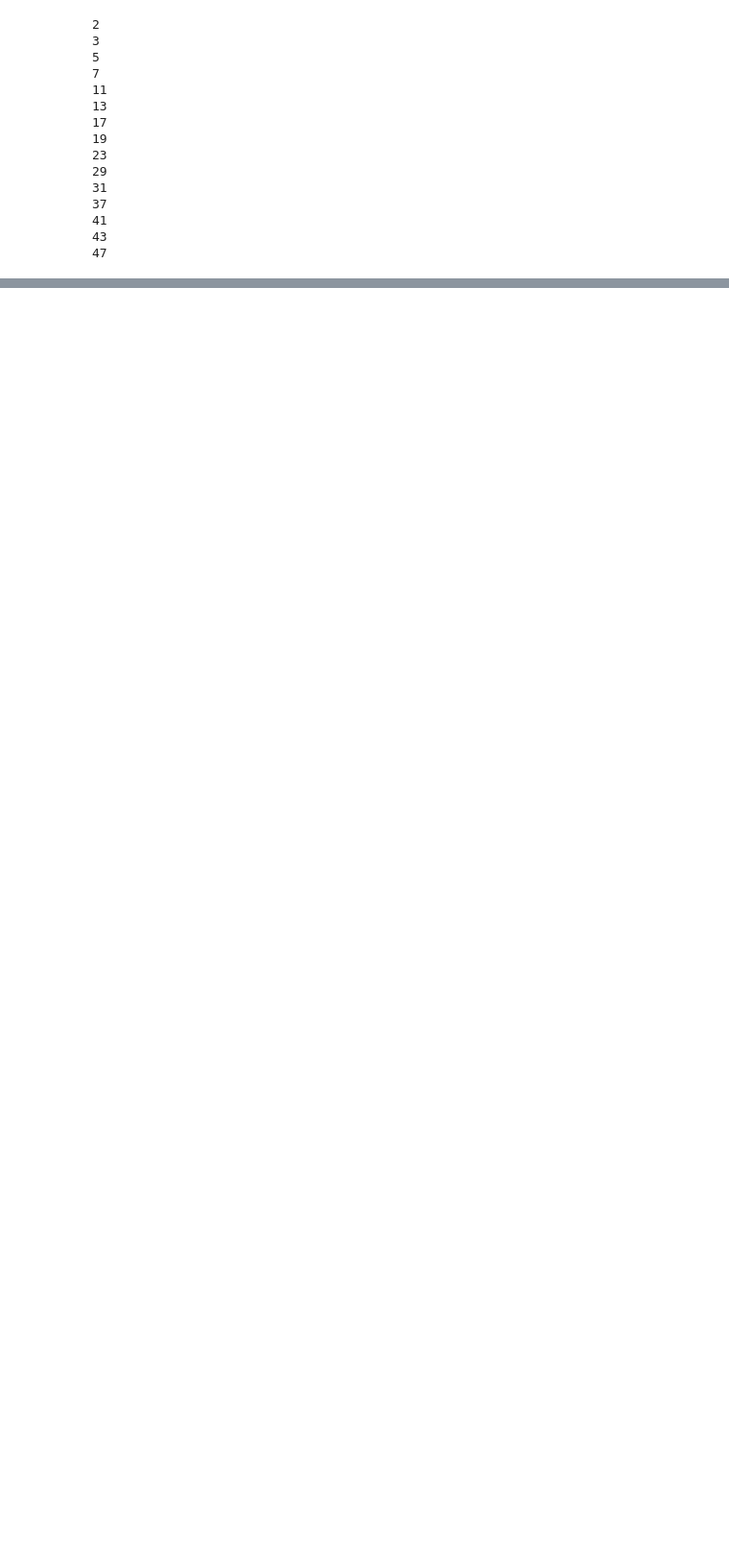
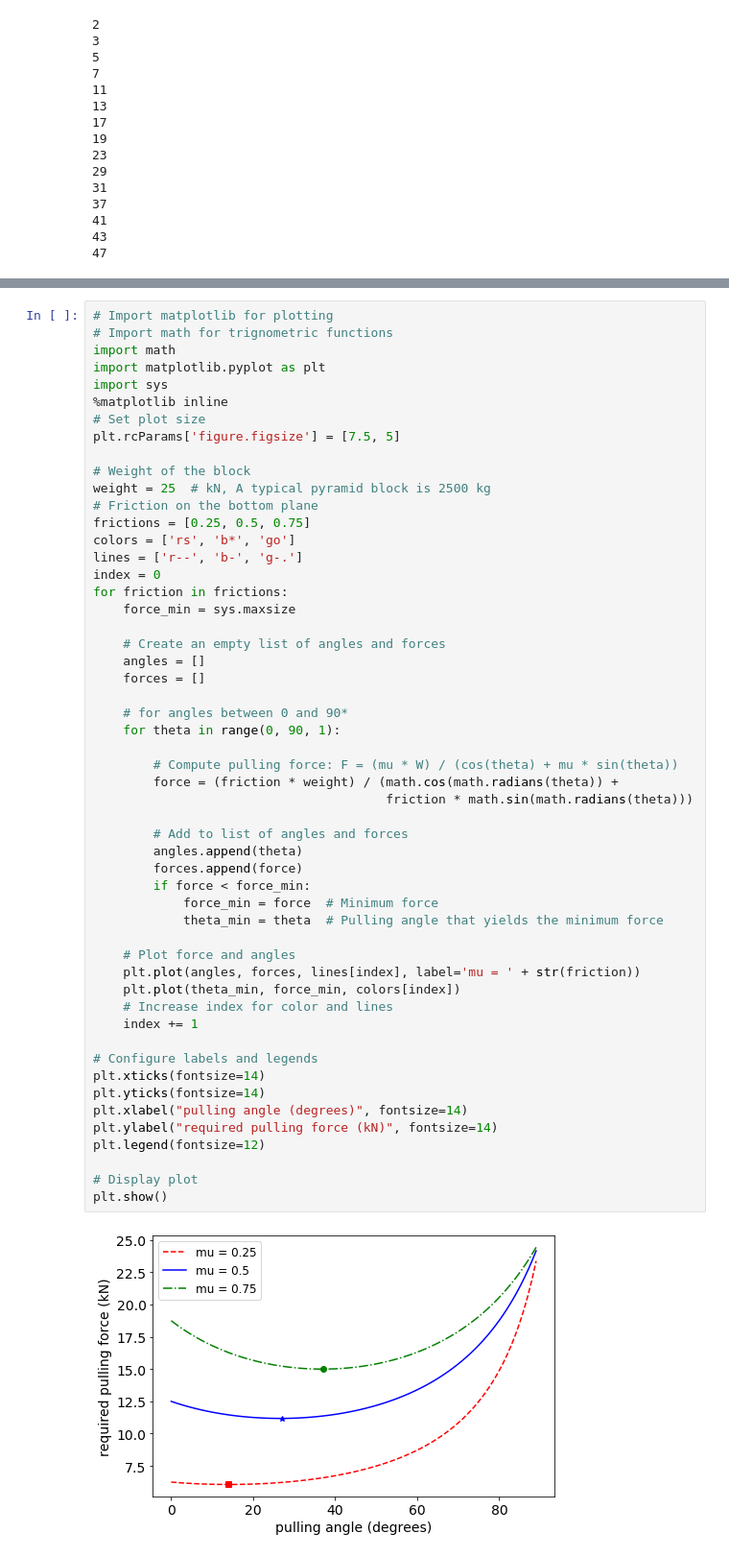
Before and after one commit to kks32-courses/ce311k, a Jupyter notebook: notebooks/01_control_flow/01_control_statements_complete.ipynb, the cells around one changed output, grey strips where cells are left out. Shown at 96% size. Drawn from its saved outputs; the diff is of its cells as text; blank space fills up the shorter version.

Commit message:
:computer: Notebook on if, continue and bisection approach

```diff
--- a/notebooks/01_control_flow/01_control_statements_complete.ipynb
+++ b/notebooks/01_control_flow/01_control_statements_complete.ipynb
@@ -380,0 +436,55 @@ for n in range(2, N):
+# %%
+# Import matplotlib for plotting
+# Import math for trignometric functions
+import math
+import matplotlib.pyplot as plt
+import sys
+%matplotlib inline
+# Set plot size
+plt.rcParams['figure.figsize'] = [7.5, 5]
+
+# Weight of the block
+weight = 25  # kN, A typical pyramid block is 2500 kg
+# Friction on the bottom plane
+frictions = [0.25, 0.5, 0.75]
+colors = ['rs', 'b*', 'go']
+lines = ['r--', 'b-', 'g-.']
+index = 0
+for friction in frictions:
+    force_min = sys.maxsize
+
+    # Create an empty list of angles and forces
+    angles = []
+    forces = []
+
+    # for angles between 0 and 90*
+    for theta in range(0, 90, 1):
+
+        # Compute pulling force: F = (mu * W) / (cos(theta) + mu * sin(theta))
+        force = (friction * weight) / (math.cos(math.radians(theta)) +
+                                       friction * math.sin(math.radians(theta)))
+
+        # Add to list of angles and forces
+        angles.append(theta)
+        forces.append(force)
+        if force < force_min:
+            force_min = force  # Minimum force
+            theta_min = theta  # Pulling angle that yields the minimum force
+
+    # Plot force and angles
+    plt.plot(angles, forces, lines[index], label='mu = ' + str(friction))
+    plt.plot(theta_min, force_min, colors[index])
+    # Increase index for color and lines
+    index += 1
+
+# Configure labels and legends
+plt.xticks(fontsize=14)
+plt.yticks(fontsize=14)
+plt.xlabel("pulling angle (degrees)", fontsize=14)
+plt.ylabel("required pulling force (kN)", fontsize=14)
+plt.legend(fontsize=12)
+
+# Display plot
+plt.show()
+# %% [output]
+[figure, added]
```
Also changed, not shown: parts of 5 cells of this notebook, 2 other files.
